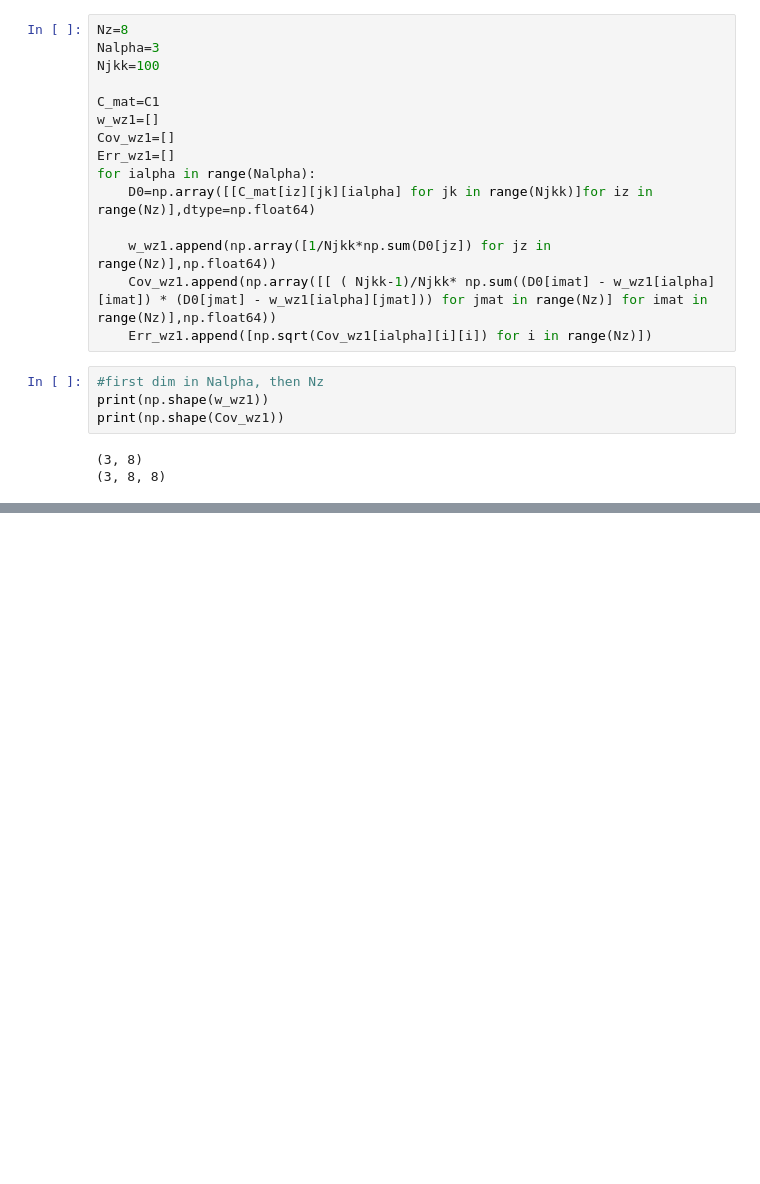
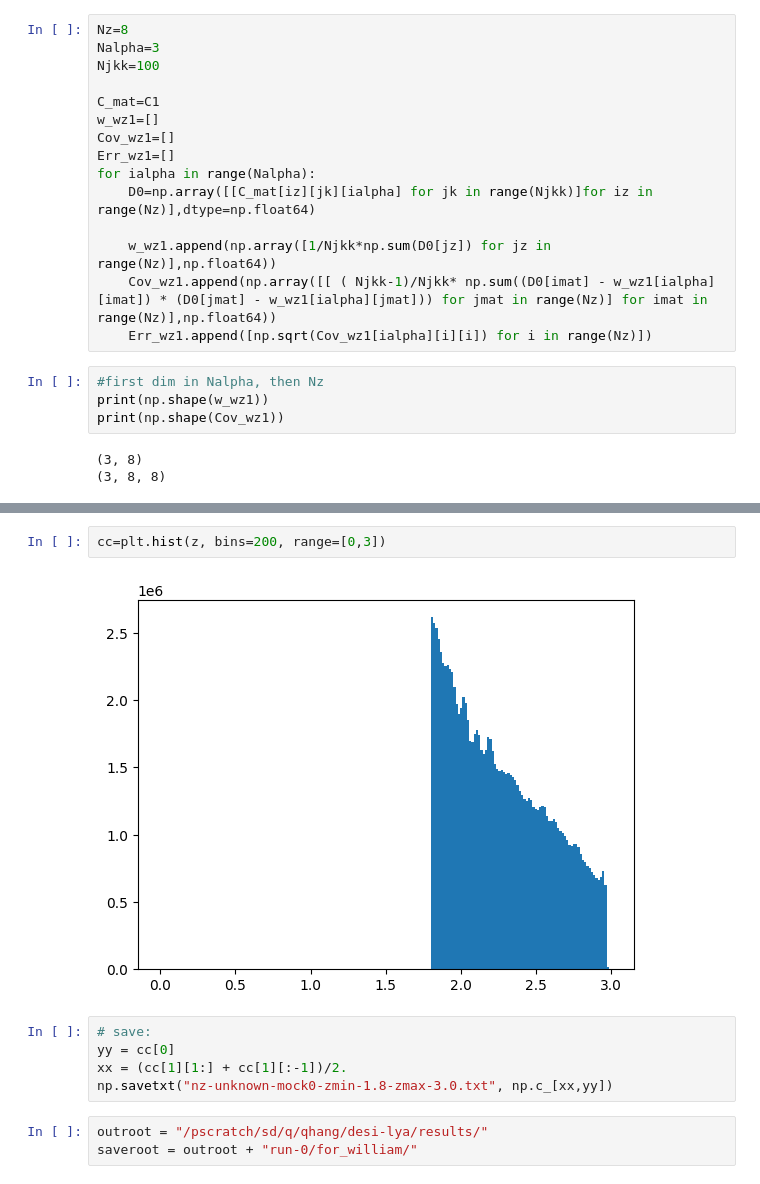
Before and after one commit to hangqianjun/lya_forest_clustering_z, a Jupyter notebook: notebooks/Auto_corr-william.ipynb, the cells around one changed output, grey strips where cells are left out. Saved outputs shown, nothing was run; the diff lists cells and outputs as text; blank space fills up the shorter version.

```diff
--- a/notebooks/Auto_corr-william.ipynb
+++ b/notebooks/Auto_corr-william.ipynb
@@ -317,0 +401,12 @@ print(np.shape(Cov_wz1))
+# %%
+cc=plt.hist(z, bins=200, range=[0,3])
+# %% [output]
+[figure, added]
+# %%
+# save:
+yy = cc[0]
+xx = (cc[1][1:] + cc[1][:-1])/2.
+np.savetxt("nz-unknown-mock0-zmin-1.8-zmax-3.0.txt", np.c_[xx,yy])
+# %%
+outroot = "/pscratch/sd/q/qhang/desi-lya/results/"
+saveroot = outroot + "run-0/for_william/"
```
Also changed, not shown: parts of 22 cells of this notebook, 41 other files.
